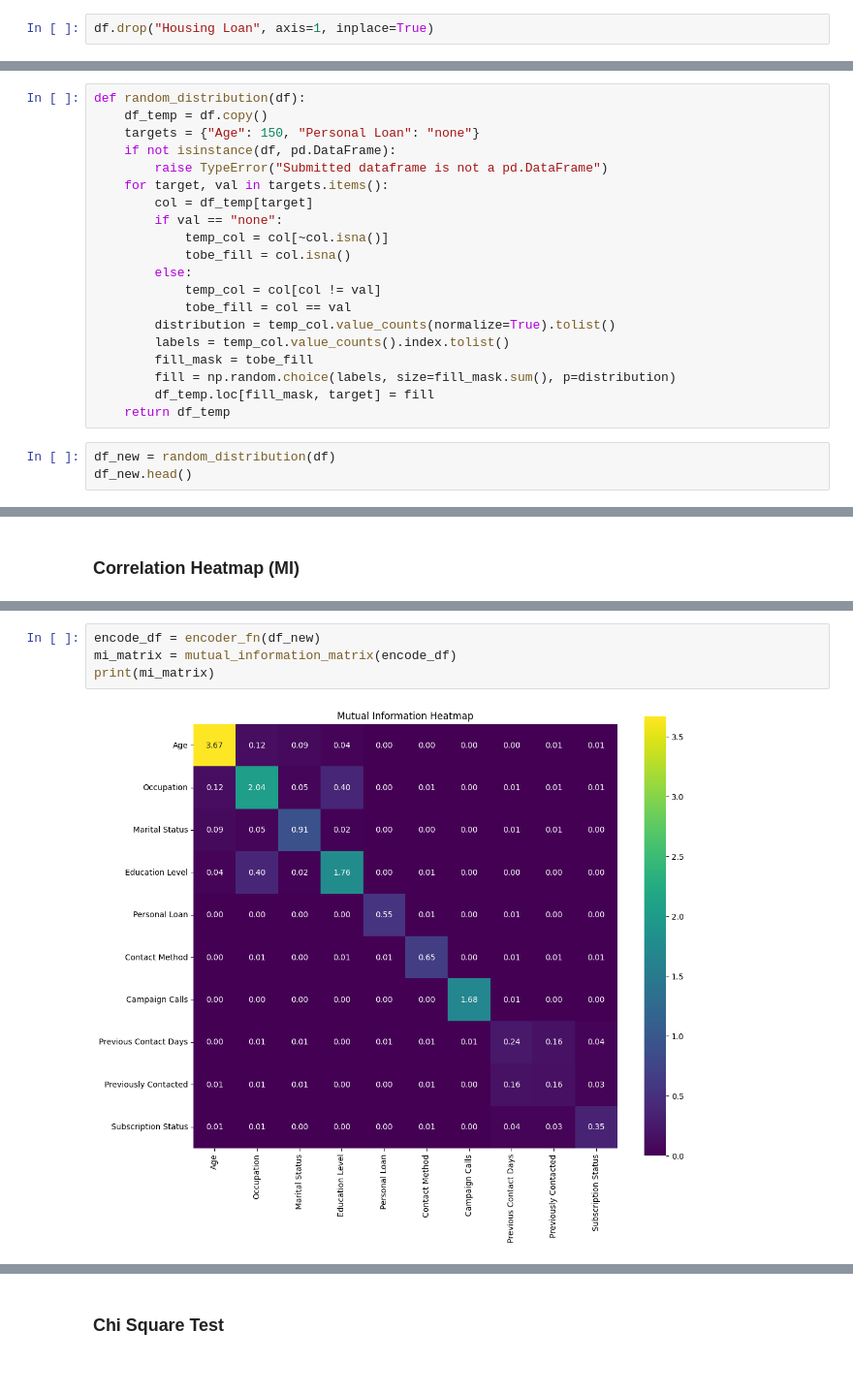
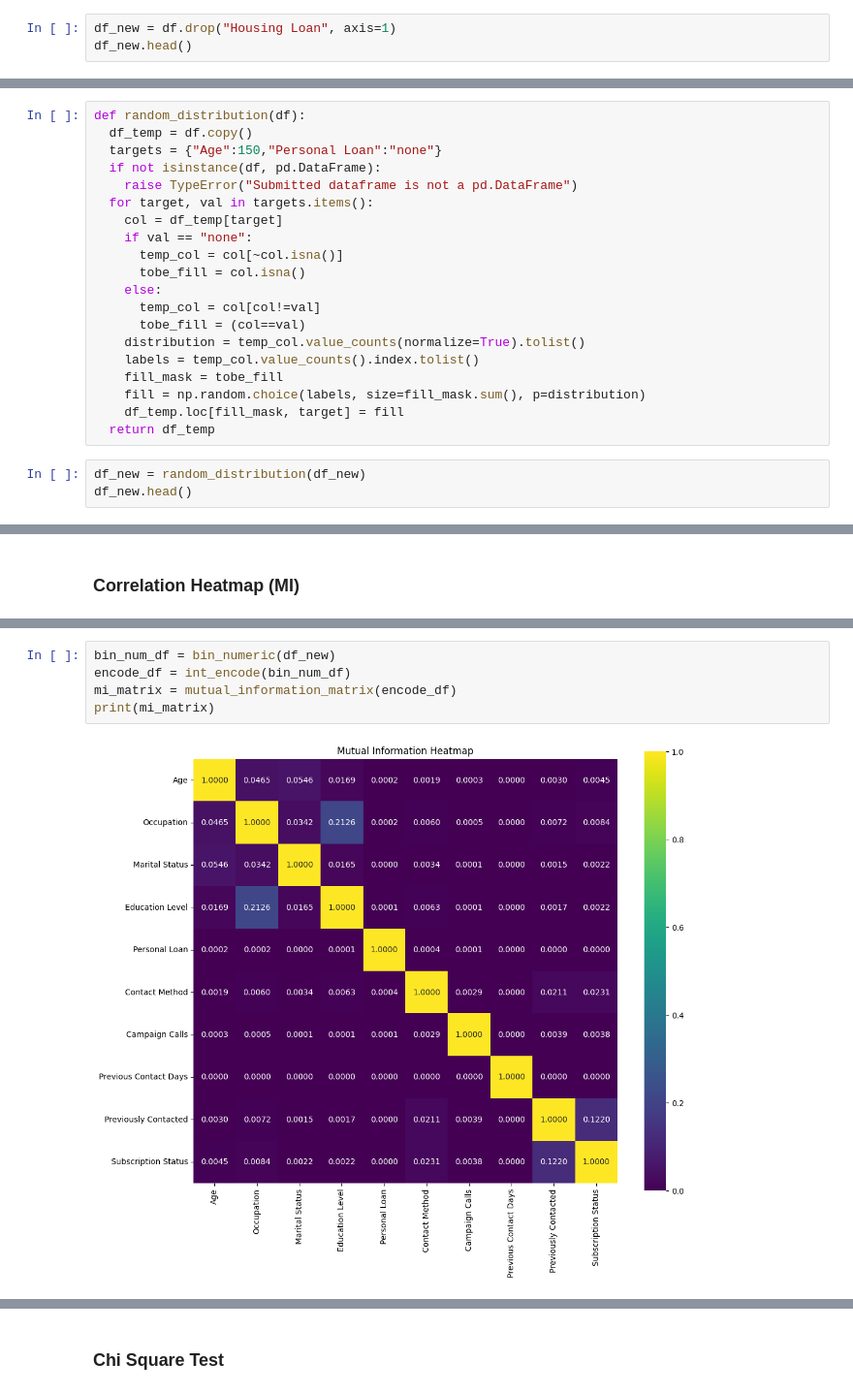
Before and after one commit to HigherGround189/EGT309-Team-Harish-Kanna, a Jupyter notebook: notebooks/Jun_Hoe_eda.ipynb, the cells around one changed output, grey strips where cells are left out. Shown at 97% size. Saved outputs shown, nothing was run; the diff lists cells and outputs as text.

```diff
--- a/notebooks/Jun_Hoe_eda.ipynb
+++ b/notebooks/Jun_Hoe_eda.ipynb
@@ -1572,4 +1279,5 @@ ___
 # %% [markdown]
 #### Decided Missing Data Solution for Age, Housing Loan & Personal Loan
 # %%
-df.drop("Housing Loan", axis=1, inplace=True)
+df_new = df.drop("Housing Loan", axis=1)
+df_new.head()
@@ -1576,25 +1291,25 @@ df.drop("Housing Loan", axis=1, inplace=True)
 # %%
 def random_distribution(df):
-    df_temp = df.copy()
-    targets = {"Age": 150, "Personal Loan": "none"}
-    if not isinstance(df, pd.DataFrame):
-        raise TypeError("Submitted dataframe is not a pd.DataFrame")
-    for target, val in targets.items():
-        col = df_temp[target]
-        if val == "none":
-            temp_col = col[~col.isna()]
-            tobe_fill = col.isna()
-        else:
-            temp_col = col[col != val]
-            tobe_fill = col == val
-        distribution = temp_col.value_counts(normalize=True).tolist()
-        labels = temp_col.value_counts().index.tolist()
-        fill_mask = tobe_fill
-        fill = np.random.choice(labels, size=fill_mask.sum(), p=distribution)
-        df_temp.loc[fill_mask, target] = fill
-    return df_temp
+  df_temp = df.copy()
+  targets = {"Age":150,"Personal Loan":"none"}
+  if not isinstance(df, pd.DataFrame):
+    raise TypeError("Submitted dataframe is not a pd.DataFrame")
+  for target, val in targets.items():
+    col = df_temp[target]
+    if val == "none":
+      temp_col = col[~col.isna()]
+      tobe_fill = col.isna()
+    else:
+      temp_col = col[col!=val]
+      tobe_fill = (col==val)
+    distribution = temp_col.value_counts(normalize=True).tolist()
+    labels = temp_col.value_counts().index.tolist()
+    fill_mask = tobe_fill
+    fill = np.random.choice(labels, size=fill_mask.sum(), p=distribution)
+    df_temp.loc[fill_mask, target] = fill
+  return df_temp
 # %%
-df_new = random_distribution(df)
+df_new = random_distribution(df_new)
 df_new.head()
 # %% [output]
 |  | Age | Occupation | Marital Status | Education Level | Personal Loan | Contact Method | Campaign Calls | ... |
@@ -1732,7 +1436,8 @@ def mutual_information_matrix(df):
 # %%
-encode_df = encoder_fn(df_new)
+bin_num_df = bin_numeric(df_new)
+encode_df = int_encode(bin_num_df)
 mi_matrix = mutual_information_matrix(encode_df)
 print(mi_matrix)
 # %% [output]
-[figure, old version]
+[figure, new version]
                             Age  Occupation  Marital Status  Education Level  \
```
Also changed, not shown: parts of 79 cells of this notebook.
